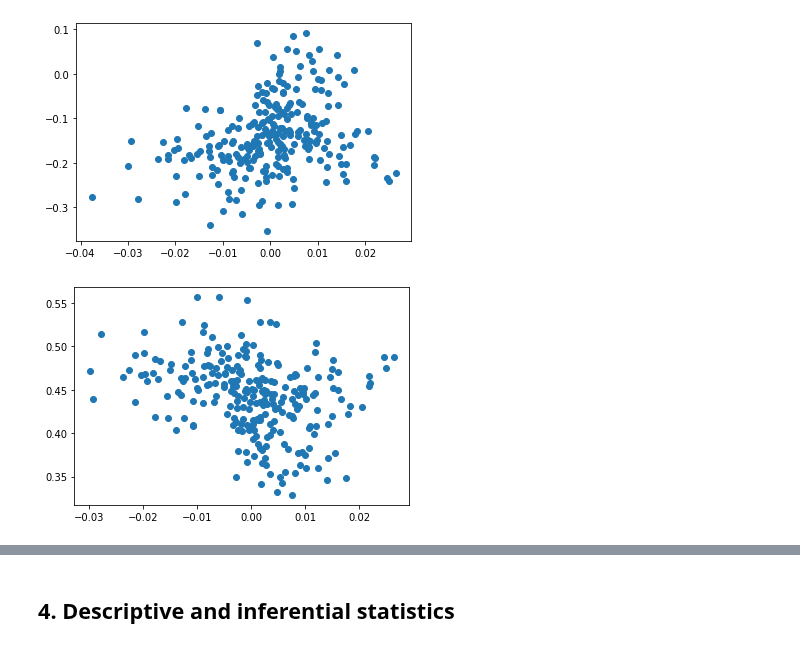
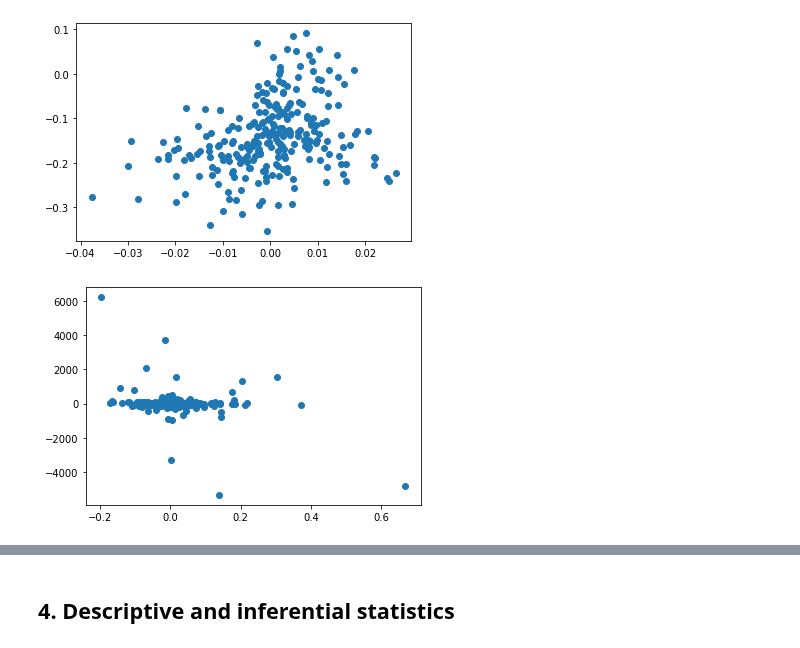
Before and after one commit to Jan-Burger/Bachelor-Thesis, a Jupyter notebook: notebooks/stock_prediction/correlation_calculation/AMC_correlation.ipynb, the cells around one changed output, grey strips where cells are left out. Cells and saved outputs as stored; diff of their text form; code cells hidden in the pictures.

```diff
--- a/notebooks/stock_prediction/correlation_calculation/AMC_correlation.ipynb
+++ b/notebooks/stock_prediction/correlation_calculation/AMC_correlation.ipynb
@@ -44,6 +45,8 @@ df_merged["log_return"] = np.log(df_merged["Adj Close"]) - np.log(df_merged["Adj
 df_merged["log_return_shift"] = df_merged["log_return"].shift(-1)
 # %%
 df_merged["pos_minus_neg_diff"] = df_merged["pos_minus_neg"].diff(1)
+# %%
+df_merged["count_diff"] = df_merged["count"].diff(1)
 # %%
 df_merged.dropna(inplace=True)
 # %%
@@ -73,8 +76,8 @@ plt.show()
 # %% [output]
 [figure]
 # %%
-plt.scatter(df_merged["log_return"], df_merged["Negative"])
+plt.scatter(df_merged["log_return_shift"], df_merged["count_diff"])
 plt.show()
 # %% [output]
-[figure, old version]
+[figure, new version]
 # %%
```
Also changed, not shown: parts of 9 cells of this notebook, 5 other files.
